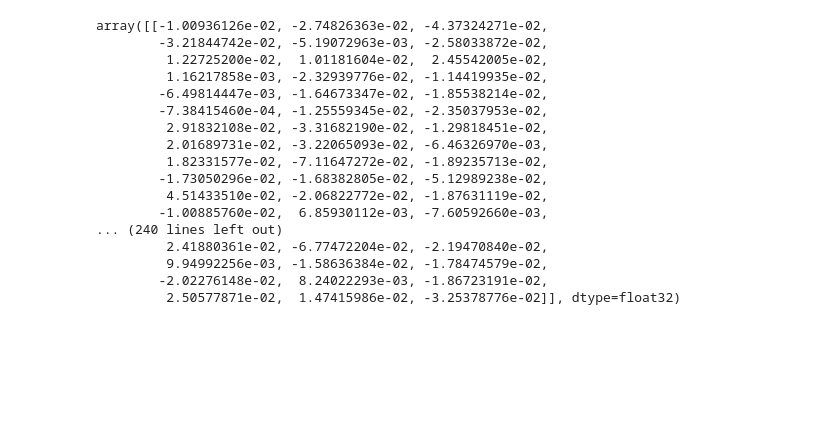
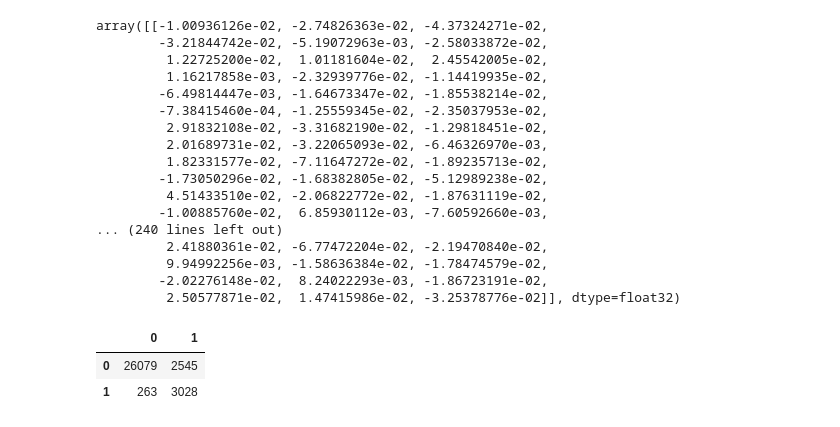
Before and after one commit to blackplane/columbo, a Jupyter notebook: Notebooks/ToxicityClassifier.ipynb, the cells around one changed output. Saved outputs shown, nothing was run; the diff lists cells and outputs as text; code cells hidden in the pictures; blank space fills up the shorter version.

```diff
--- a/Notebooks/ToxicityClassifier.ipynb
+++ b/Notebooks/ToxicityClassifier.ipynb
@@ -336,3 +336,13 @@ array([[-1.00936126e-02, -2.74826363e-02, -4.37324271e-02,
          9.94992256e-03, -1.58636384e-02, -1.78474579e-02,
         -2.02276148e-02,  8.24022293e-03, -1.86723191e-02,
          2.50577871e-02,  1.47415986e-02, -3.25378776e-02]], dtype=float32)
+# %%
+a  = torch.tensor([[26079,  2545], [  263,  3028]])
+# %%
+a = pd.DataFrame(a)
+# %%
+a
+# %% [output]
+|  | 0 | 1 |
+| 0 | 26079 | 2545 |
+| 1 | 263 | 3028 |
```
Also changed, not shown: 4 other files.
